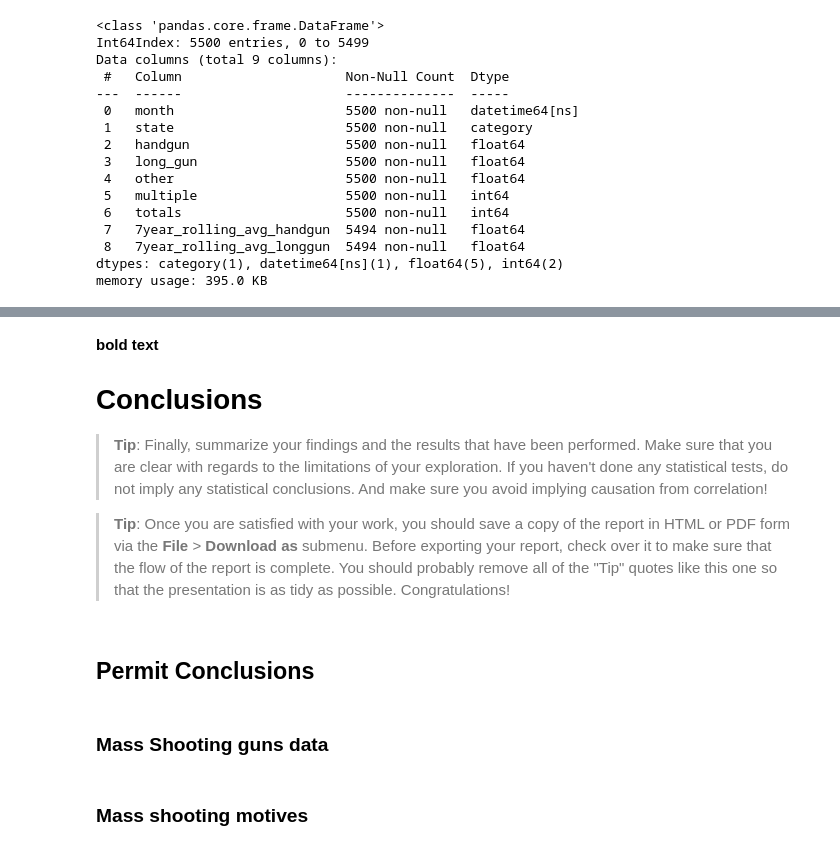
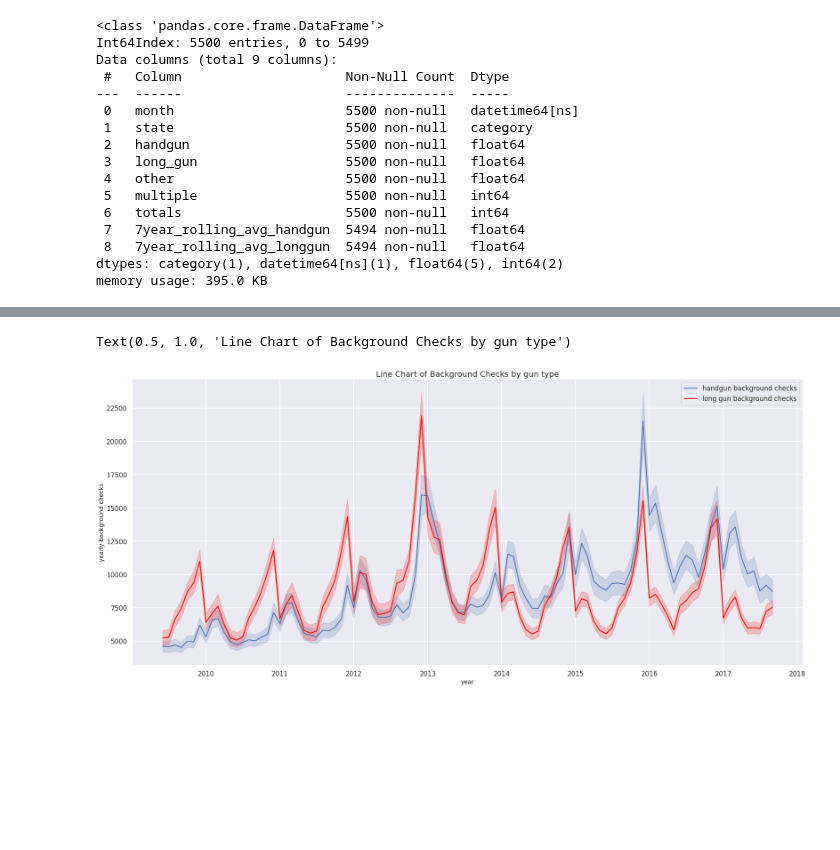
Before and after one commit to freedom-780/FBI-Firearm-Background-Check, a Jupyter notebook: Firearm_Background_Check.ipynb, the cells around one changed output, grey strips where cells are left out. Drawn from its saved outputs; the diff is of its cells as text; code cells hidden in the pictures; blank space fills up the shorter version.

```diff
--- a/Firearm_Background_Check.ipynb
+++ b/Firearm_Background_Check.ipynb
@@ -559,2 +454,0 @@ Looks like california has the highest number of handgun mass shooting with the h
-# %%
-plt.rcParams["figure.figsize"]
@@ -614,13 +455,12 @@ sns.heatmap(mass_shootings.groupby(['Type of Gun - General','Possible Motive - G
-# %% [markdown]
-**bold text**<a id='conclusions'></a>
-# Conclusions
-
-> **Tip**: Finally, summarize your findings and the results that have been performed. Make sure that you are clear with regards to the limitations of your exploration. If you haven't done any statistical tests, do not imply any statistical conclusions. And make sure you avoid implying causation from correlation!
-
-> **Tip**: Once you are satisfied with your work, you should save a copy of the report in HTML or PDF form via the **File** > **Download as** submenu. Before exporting your report, check over it to make sure that the flow of the report is complete. You should probably remove all of the "Tip" quotes like this one so that the presentation is as tidy as possible. Congratulations!
-# %% [markdown]
-## Permit Conclusions
-# %% [markdown]
-### Mass Shooting guns data
-# %% [markdown]
-### Mass shooting motives
+# %%
+# Plotting handgun and longgun background checks with time
+sns.set(rc={'figure.figsize':(30.27,13.27)}) # set figure size
+sns.set_theme(context='talk') # set graph theme
+sns.lineplot(x="month", y='7year_rolling_avg_handgun', data=gun_background_check, label='handgun background checks')
+sns.lineplot(x="month", y='7year_rolling_avg_longgun', data=gun_background_check, label="long gun background checks", color='red')
+plt.xlabel("year", size=15)
+plt.ylabel("yearly background checks", size=15)
+plt.title("Line Chart of Background Checks by gun type", size=20)
+# %% [output]
+Text(0.5, 1.0, 'Line Chart of Background Checks by gun type')
+[figure, added]
```
Also changed, not shown: parts of 49 cells of this notebook.
